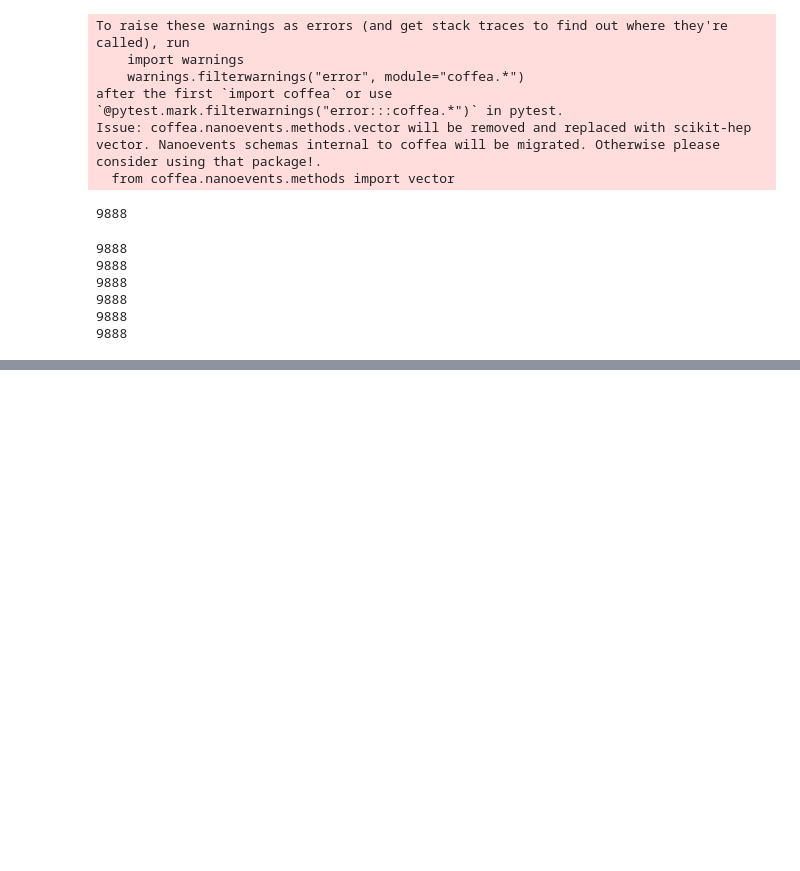
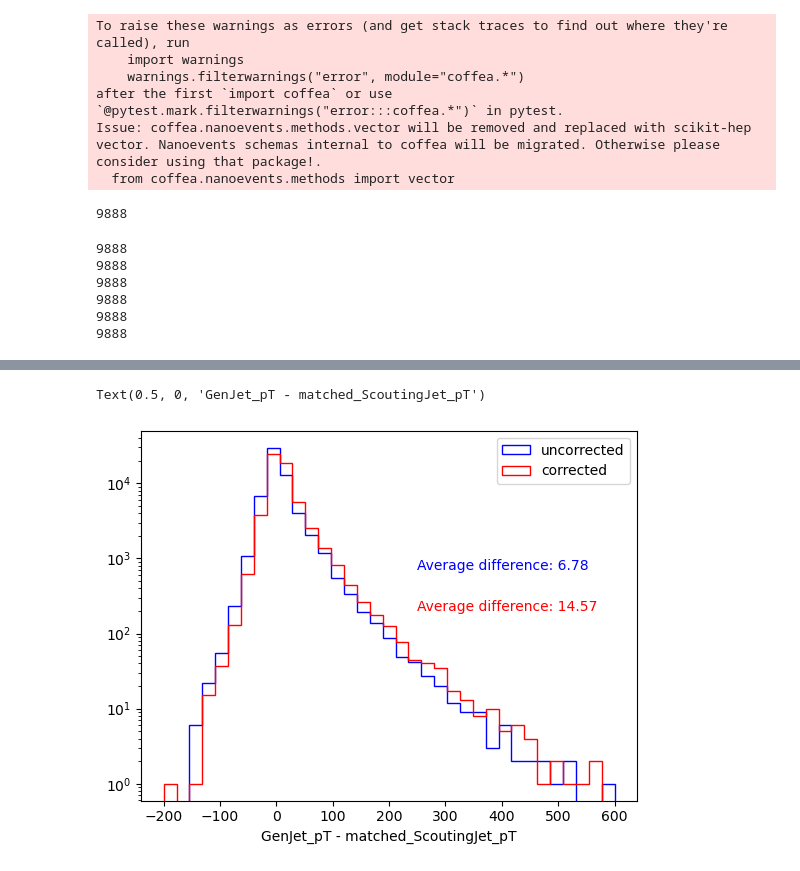
Before and after one commit to akanugan/MultiJets, a Jupyter notebook: TopStudies/JEC_truth_compare.ipynb, the cells around one changed output, grey strips where cells are left out. Cells and saved outputs as stored; diff of their text form; code cells hidden in the pictures; blank space fills up the shorter version.

```diff
--- a/TopStudies/JEC_truth_compare.ipynb
+++ b/TopStudies/JEC_truth_compare.ipynb
@@ -89,7 +87,7 @@ def apply_JEC_MC(ev):
 
     return jet_factory.build(jets)
 # %%
-events["ScoutingJet"] = apply_JEC_MC(events)
+events["ScoutingJets_corr"] = apply_JEC_MC(events)
 # %%
 truth = events.GenPart[
             (abs(events.GenPart.pdgId) == 24)
@@ -209,7 +177,18 @@ for truth_jet in [jet1,jet2,jet3,jet4,truth_b1,truth_b2]:
         == ak.argmin(truth_jet.delta_r(good_events.ScoutingJet),axis=1)
         ].pt
     temp_truth = truth_jet.pt
-    arr.append(np.array(ak.flatten((temp_cand/temp_truth).compute())))
+    arr.append(np.array(ak.flatten((temp_cand - temp_truth).compute())))
 
-arr
+print(arr)
+
+arr_corr = []
+for truth_jet in [jet1,jet2,jet3,jet4,truth_b1,truth_b2]:
+    temp_cand = good_events.ScoutingJets_corr[
+        ak.local_index(good_events.ScoutingJets_corr,axis=1)
+        == ak.argmin(truth_jet.delta_r(good_events.ScoutingJets_corr),axis=1)
+        ].pt
+    temp_truth = truth_jet.pt
+    arr_corr.append(np.array(ak.flatten((temp_cand - temp_truth).compute())))
+
+arr_corr
 # %% [output]
@@ -227,0 +214,26 @@ arr
+# %%
+plt.hist(
+    np.concatenate(arr),
+    bins=35,
+    range=(-200,600),
+    histtype="step",
+    color="blue",
+    label="uncorrected",
+         )
+plt.hist(
+    np.concatenate(arr_corr),
+    bins=35,
+    range=(-200,600),
+    histtype="step",
+    color="red",
+    label="corrected",
+         )
+
+plt.legend()
+plt.yscale("log")
+plt.text(250,700,"Average difference: " + str(round(sum(np.concatenate(arr))/len(np.concatenate(arr)),2)),color="blue")
+plt.text(250,200,"Average difference: " + str(round(sum(np.concatenate(arr_corr))/len(np.concatenate(arr_corr)),2)),color="red")
+plt.xlabel("GenJet_pT - matched_ScoutingJet_pT")
+# %% [output]
+Text(0.5, 0, 'GenJet_pT - matched_ScoutingJet_pT')
+[figure, added]
```
Also changed, not shown: parts of 8 cells of this notebook.
